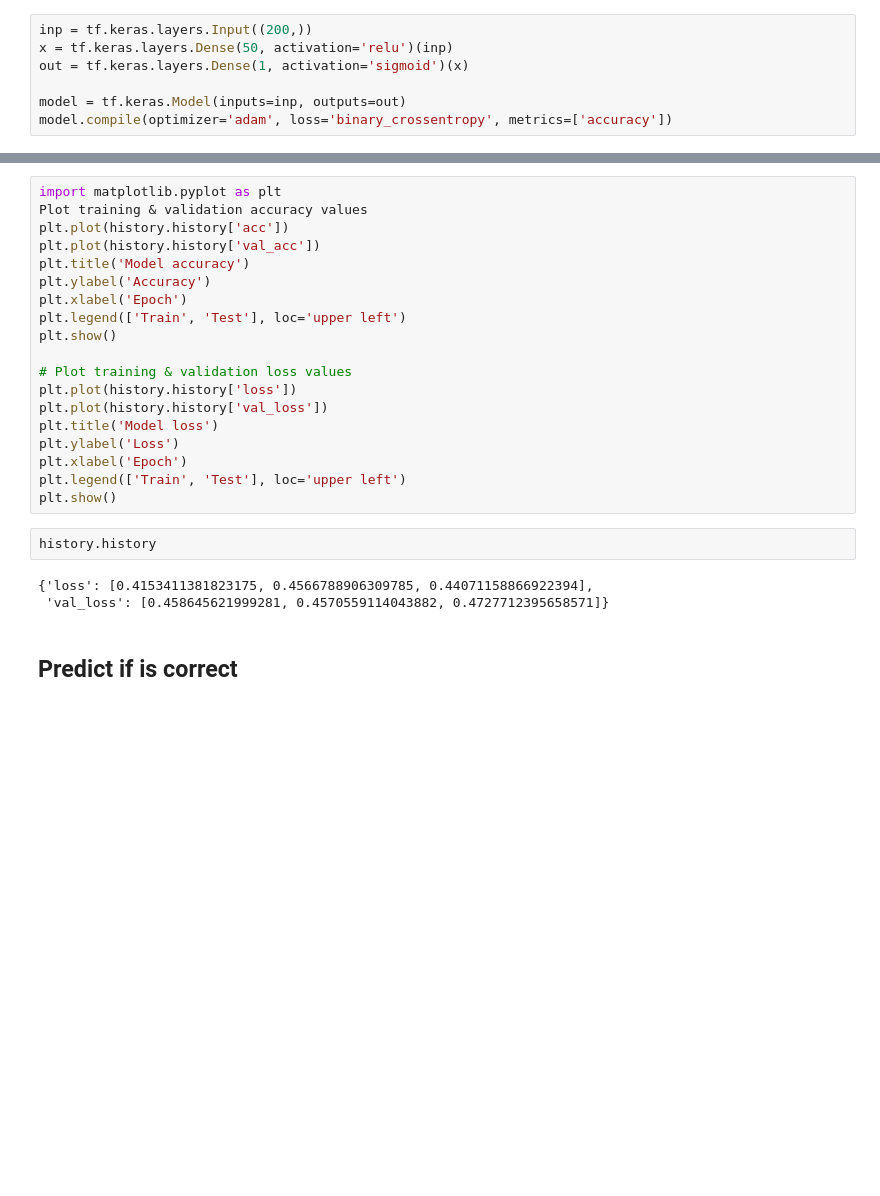
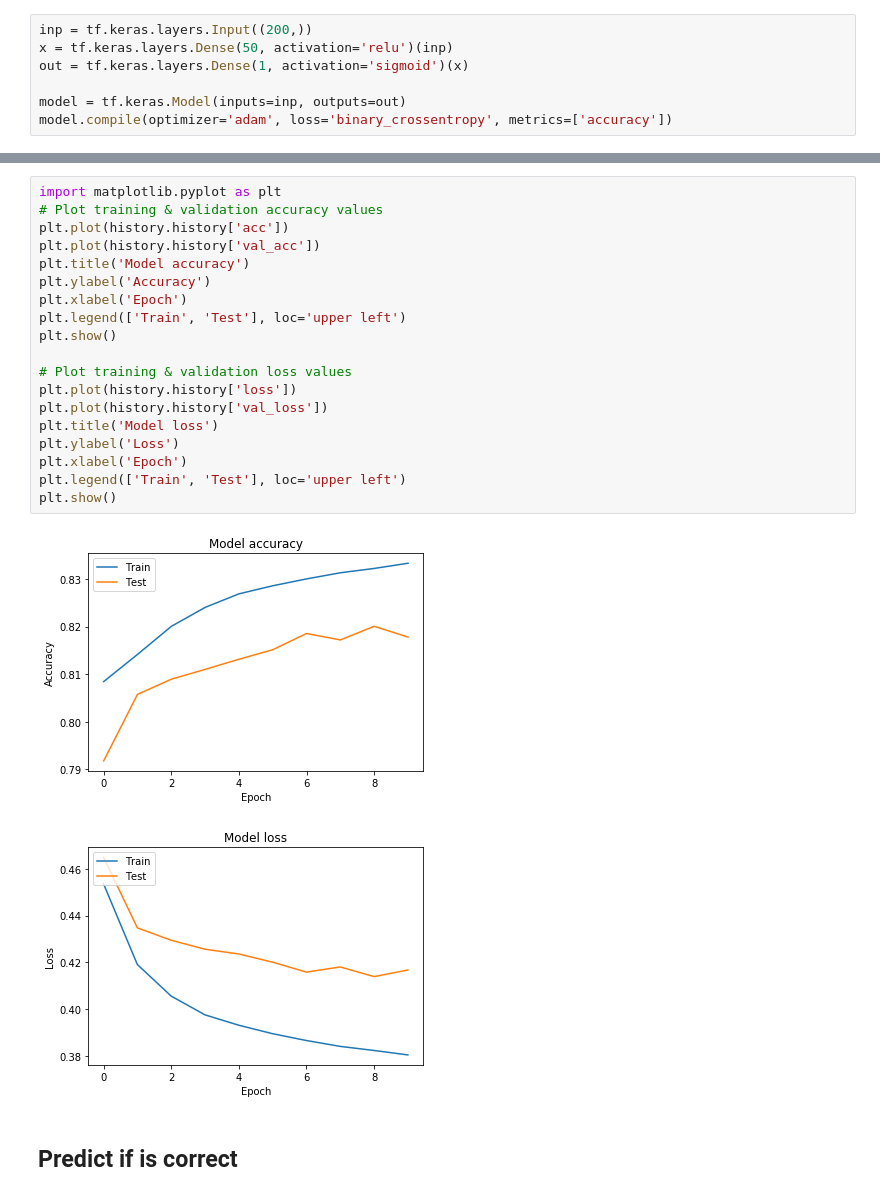
Before and after one commit to EstevaoUyra/TheOracleBot, a Jupyter notebook: src/GloVe embeddings.ipynb, the cells around one changed output, grey strips where cells are left out. Saved outputs shown, nothing was run; the diff lists cells and outputs as text; blank space fills up the shorter version.

Commit message:
Add results plot for shallow model

```diff
--- a/src/GloVe embeddings.ipynb
+++ b/src/GloVe embeddings.ipynb
@@ -207,27 +184,25 @@ Epoch 6/10
 # %%
 import matplotlib.pyplot as plt
-Plot training & validation accuracy values
+# Plot training & validation accuracy values
 plt.plot(history.history['acc'])
 plt.plot(history.history['val_acc'])
 plt.title('Model accuracy')
 plt.ylabel('Accuracy')
 plt.xlabel('Epoch')
 plt.legend(['Train', 'Test'], loc='upper left')
 plt.show()
 
 # Plot training & validation loss values
 plt.plot(history.history['loss'])
 plt.plot(history.history['val_loss'])
 plt.title('Model loss')
 plt.ylabel('Loss')
 plt.xlabel('Epoch')
 plt.legend(['Train', 'Test'], loc='upper left')
 plt.show()
+# %% [output]
+[figure, added]
+[figure, added]
-# %%
-history.history
-# %% [output]
-{'loss': [0.4153411381823175, 0.4566788906309785, 0.44071158866922394],
- 'val_loss': [0.458645621999281, 0.4570559114043882, 0.4727712395658571]}
 # %% [markdown]
 ## Predict if is correct
 # %%
```
Also changed, not shown: parts of 7 cells of this notebook.
